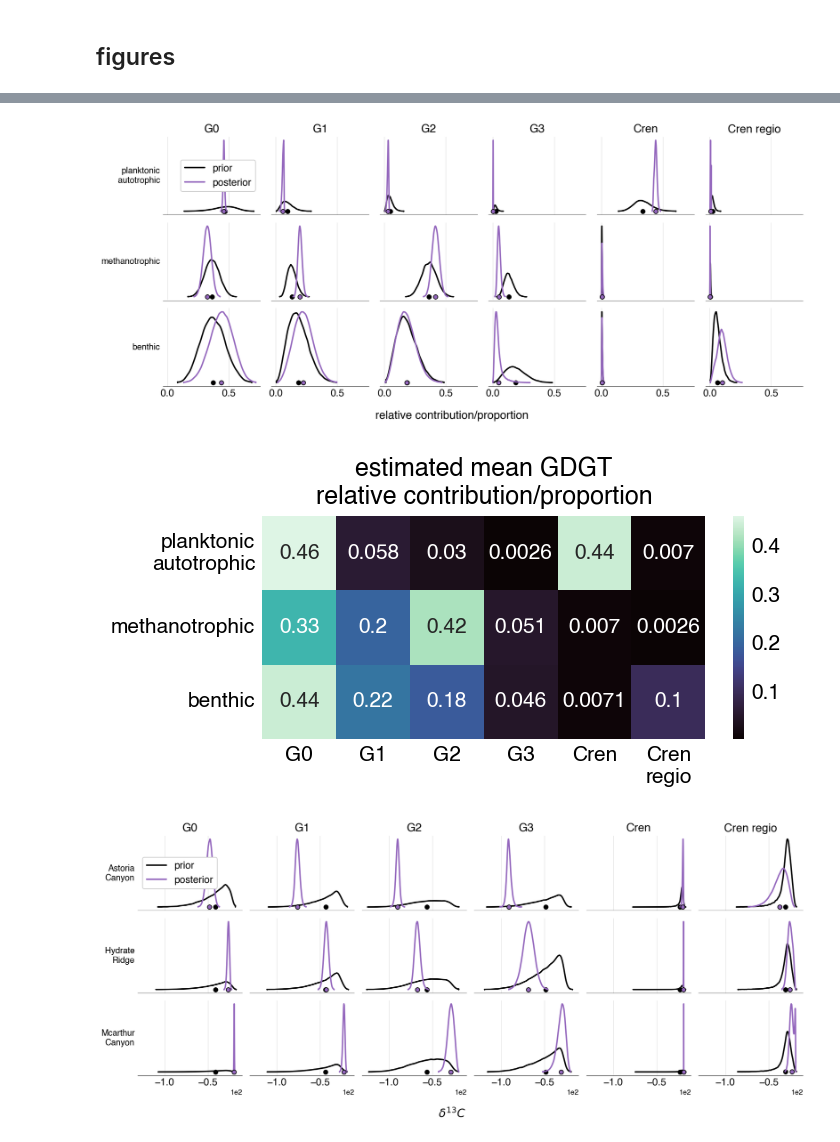
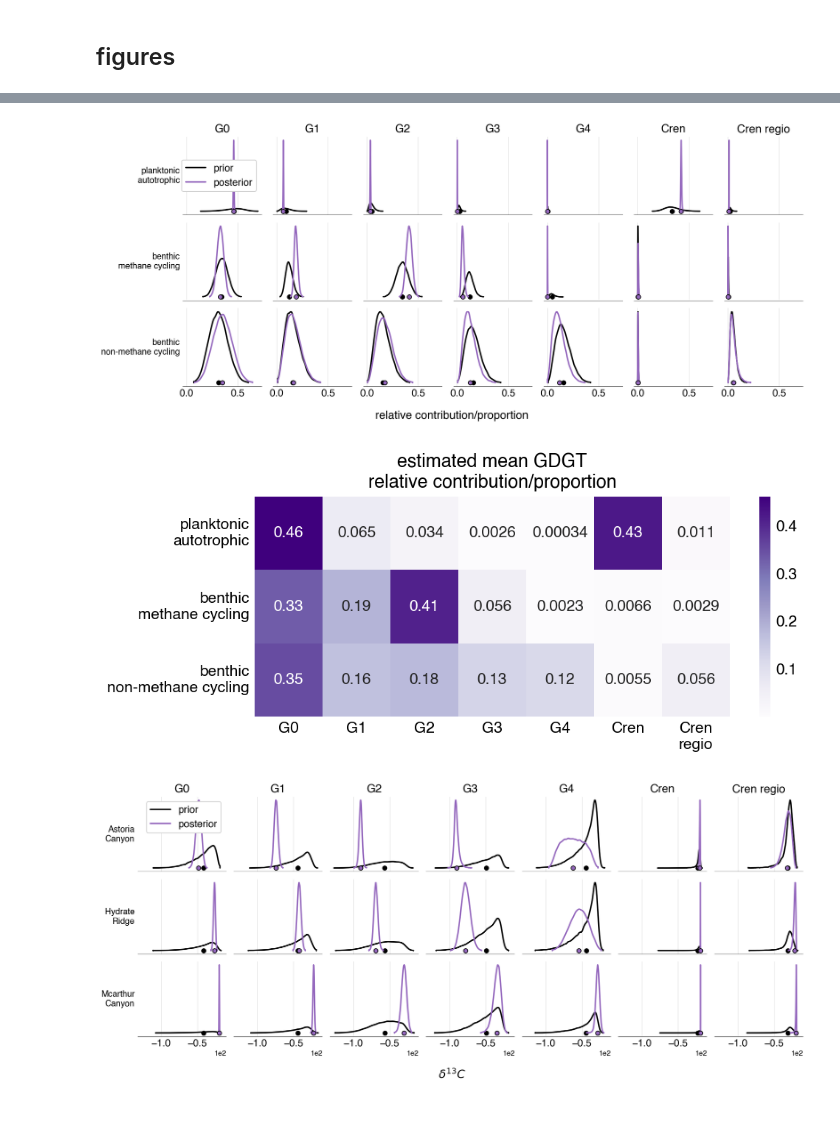
Before and after one commit to katherinekeller/cascadia-margin-lipids, a Jupyter notebook: analysis/model_figures.ipynb, the cells around one changed output, grey strips where cells are left out. Saved outputs shown, nothing was run; the diff lists cells and outputs as text; code cells hidden in the pictures; blank space fills up the shorter version.

```diff
--- a/analysis/model_figures.ipynb
+++ b/analysis/model_figures.ipynb
@@ -73,0 +80,4 @@ fig.tight_layout()
+# %%
+x = post["F"].stack(sample=("chain", "draw"))[i, 1, :].values
+x = np.random.choice(x.shape[0], size=1000, replace=False)
+x.shape
@@ -73,0 +86,35 @@ fig.tight_layout()
+# %%
+fig, ax = plt.subplots(figsize=(5, 4))
+# plot posterior histograms
+for i, location in enumerate(locations):
+    x = post["F"].stack(sample=("chain", "draw"))[i, 1, :].values
+    y = post["Methane Index"].stack(sample=("chain", "draw"))[i, 0, :].values
+    sns.histplot(x=x, y=y, color=f"C{i}", label=location, ax=ax)
+# plot regression through posterior means
+x = post["F"].mean(dim=("chain", "draw")).values[:, 1]
+y = post["Methane Index"].mean(dim=("chain", "draw")).values.flatten()
+reg = stats.linregress(x, y)
+x = np.linspace(0, 0.7, 10)
+y = reg.slope * x + reg.intercept
+h = ax.plot(x, y, "k", alpha=0.5, linewidth=1, label="linear fit")
+ax.annotate(
+    "MI = " + f"{reg.slope:0.2g}" + "F$_{methane}$" + f" + {reg.intercept:0.3g}",
+    (0.28, 0.38),
+    backgroundcolor="w",
+)
+# add legend and formatting
+ax.legend(
+    handles=[
+        mpatches.Patch(color="C0", label=locations[0], alpha=0.7),
+        mpatches.Patch(color="C1", label=locations[1], alpha=0.7),
+        mpatches.Patch(color="C2", label=locations[2], alpha=0.7),
+        h[0],
+    ],
+    loc="lower right",
+)
+# ax.plot([0, 0.8], [0, 0.8], linestyle="--", color="k", linewidth=0.75, alpha=0.5, zorder=0)
+ax.set_xlabel(f"{communities[1]}\nrelative contribution")
+ax.set_ylabel("Methane Index")
+ax.set_xlim(0, 0.8)
+ax.set_ylim(0, 0.8)
+fig.tight_layout()
@@ -74,5 +123,5 @@ fig.tight_layout()
 # %%
-fig, axs = plt.subplots(3, 6, figsize=(14, 6), sharex=True)
+fig, axs = plt.subplots(3, 7, figsize=(14, 6), sharex=True)
 az.plot_density(
     [prior, post],
     var_names=["X"],
@@ -92,18 +141,18 @@ for j, comp in enumerate(GDGTs):
 fig.supxlabel("relative contribution/proportion", fontsize=16)
 fig.tight_layout()
 # %% [output]
-[figure, old version]
+[figure, new version]
 # %%
-fig, ax = plt.subplots(figsize=(5, 2.5))
-sns.heatmap(post["X"].mean(dim=("chain", "draw")), annot=True, cmap="mako", ax=ax)
+fig, ax = plt.subplots(figsize=(7, 3))
+sns.heatmap(post["X"].mean(dim=("chain", "draw")), annot=True, cmap="Purples", ax=ax)
 ax.set_yticklabels([com.replace("/", "\n") for com in communities], rotation=0)
 ax.set_xticklabels([comp.replace(" ", "\n") for comp in GDGTs])
 ax.set_title("estimated mean GDGT\nrelative contribution/proportion")
 fig.tight_layout()
 # %% [output]
-[figure, old version]
+[figure, new version]
 # %%
-fig, axs = plt.subplots(3, 6, figsize=(14, 6), sharex=True)
+fig, axs = plt.subplots(3, 7, figsize=(14, 6), sharex=True)
 az.plot_density(
     [prior, post],
     var_names=["C"],
@@ -123,5 +172,5 @@ for j, comp in enumerate(GDGTs):
 fig.supxlabel("$\delta ^{13}C$", fontsize=16)
 fig.tight_layout()
 # %% [output]
-[figure, old version]
+[figure, new version]
 # %%
```
Also changed, not shown: parts of 10 cells of this notebook, 2 other files.
